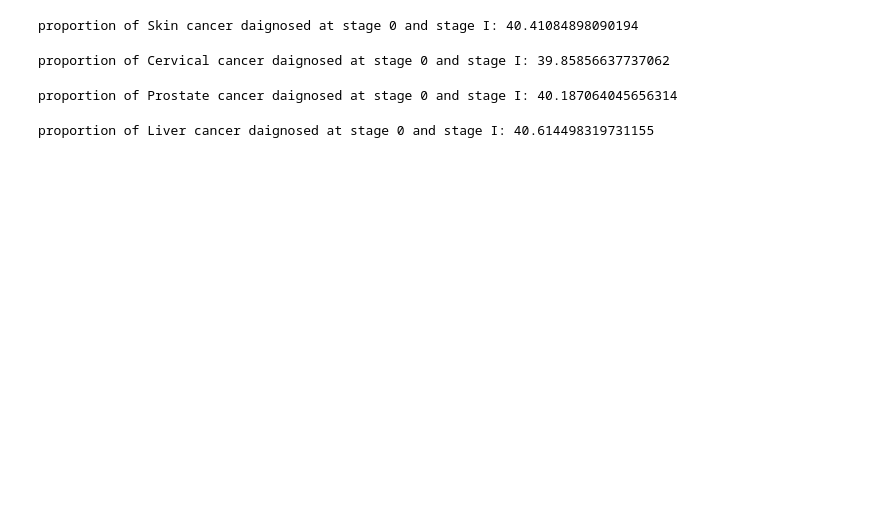
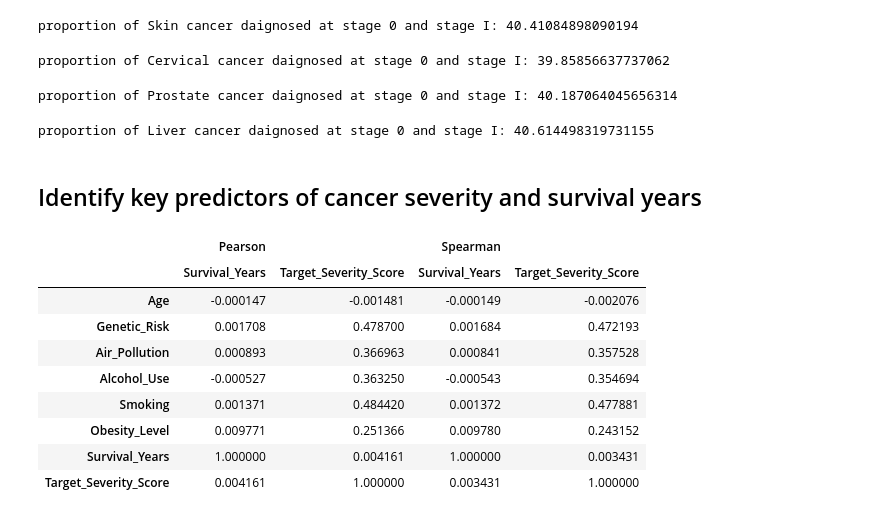
Before and after one commit to Rcloud173/real-world-data-analytics, a Jupyter notebook: CancerScope/cancer.ipynb, the cells around one changed output. Saved outputs shown, nothing was run; the diff lists cells and outputs as text; code cells hidden in the pictures; blank space fills up the shorter version.

```diff
--- a/CancerScope/cancer.ipynb
+++ b/CancerScope/cancer.ipynb
@@ -397,3 +397,36 @@ proportion of Liver cancer daignosed at stage 0 and stage I: 40.614498319731155
 # claculate the Survival_Years rate of early stage VS late stage
 # write a code to do the calculation of the proportion of all cancer daignosed at
 # stage 0 and stage I
+# %% [markdown]
+## Identify key predictors of cancer severity and survival years
+# %%
+features = ['Age','Genetic_Risk',
+       'Air_Pollution', 'Alcohol_Use', 'Smoking', 'Obesity_Level']
+
+
+targets = ['Survival_Years', 'Target_Severity_Score']
+
+# calculate correlations
+
+pearson_corr = data[features+targets].corr(method="pearson")
+spearman_corr = data[features+targets].corr(method="spearman")
+
+# slice out only thr relationships with targets variabels
+
+pearson_results = pearson_corr[targets]
+spearman_results = spearman_corr[targets]
+
+#combine both
+correlation_df = pd.concat([pearson_results,spearman_results], axis=1, keys=["Pearson","Spearman"])
+correlation_df
+# %% [output]
+|  | Pearson |  | Spearman |  |
+|  | Survival_Years | Target_Severity_Score | Survival_Years | Target_Severity_Score |
+| Age | -0.000147 | -0.001481 | -0.000149 | -0.002076 |
+| Genetic_Risk | 0.001708 | 0.478700 | 0.001684 | 0.472193 |
+| Air_Pollution | 0.000893 | 0.366963 | 0.000841 | 0.357528 |
+| Alcohol_Use | -0.000527 | 0.363250 | -0.000543 | 0.354694 |
+| Smoking | 0.001371 | 0.484420 | 0.001372 | 0.477881 |
+| Obesity_Level | 0.009771 | 0.251366 | 0.009780 | 0.243152 |
+| Survival_Years | 1.000000 | 0.004161 | 1.000000 | 0.003431 |
+| Target_Severity_Score | 0.004161 | 1.000000 | 0.003431 | 1.000000 |
```
Also changed, not shown: parts of 9 cells of this notebook.
